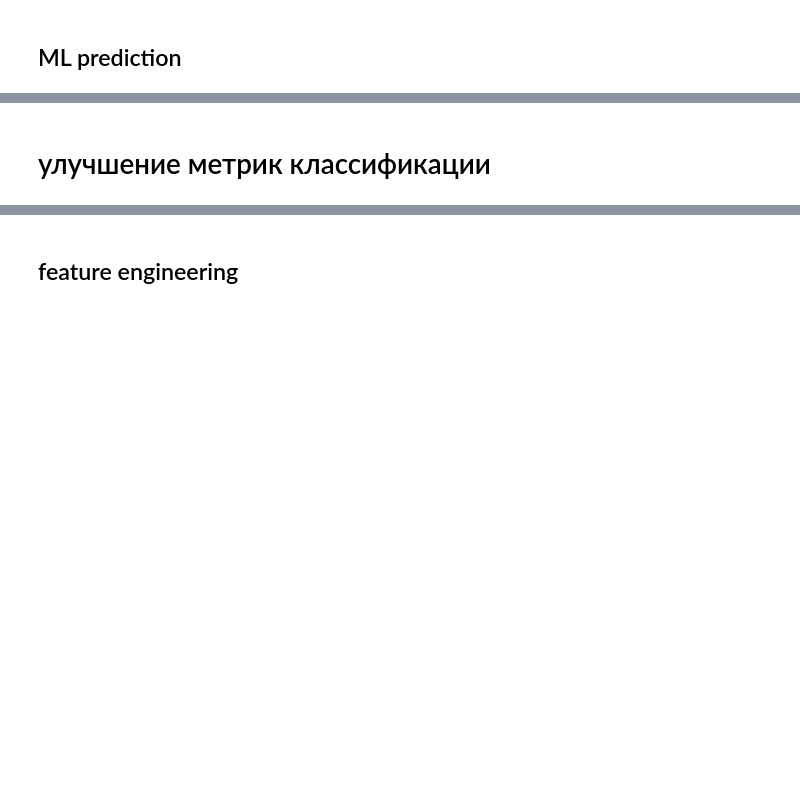
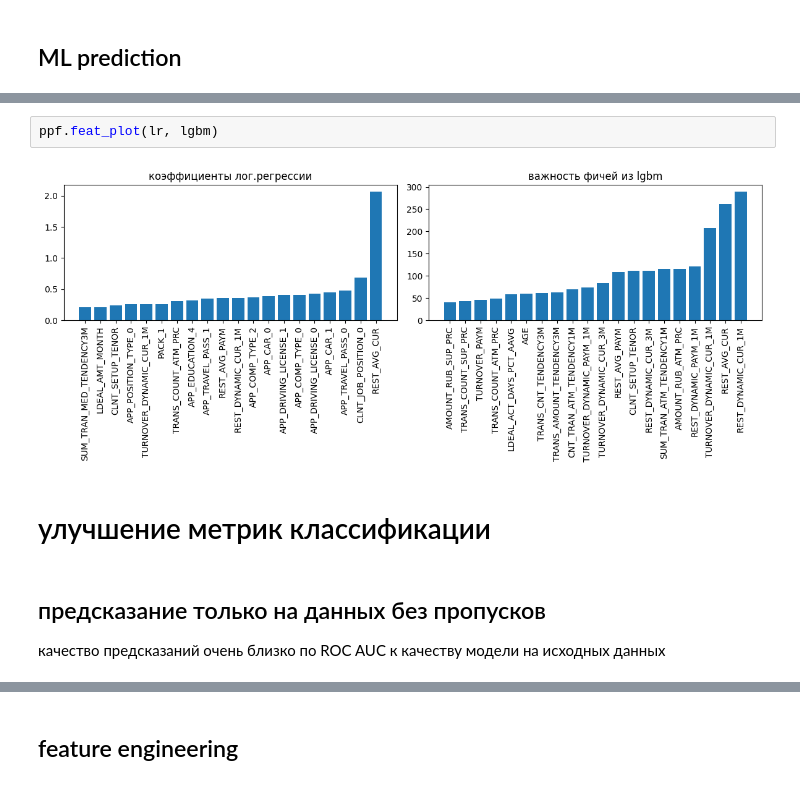
Before and after one commit to ArtemGusenkov/projects, a Jupyter notebook: customer-churn-prediction/notebooks/main.ipynb, the cells around one changed output, grey strips where cells are left out. Drawn from its saved outputs; the diff is of its cells as text; blank space fills up the shorter version.

```diff
--- a/customer-churn-prediction/notebooks/main.ipynb
+++ b/customer-churn-prediction/notebooks/main.ipynb
@@ -93,2 +82,9 @@ ROC AUC: 0.7206533458957938
+# %%
+ppf.feat_plot(lr, lgbm)
+# %% [output]
+[figure, added]
 # %% [markdown]
 # улучшение метрик классификации
+# %% [markdown]
+## предсказание только на данных без пропусков
+качество предсказаний очень близко по ROC AUC к качеству модели на исходных данных
```
Also changed, not shown: parts of 31 cells of this notebook.
